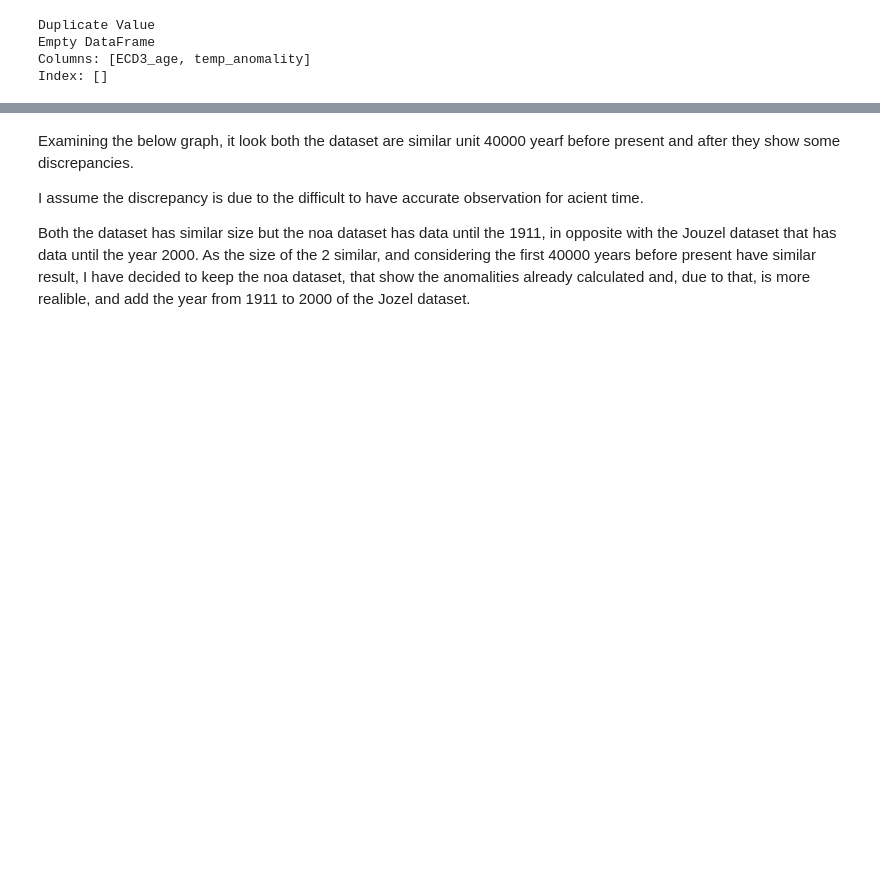
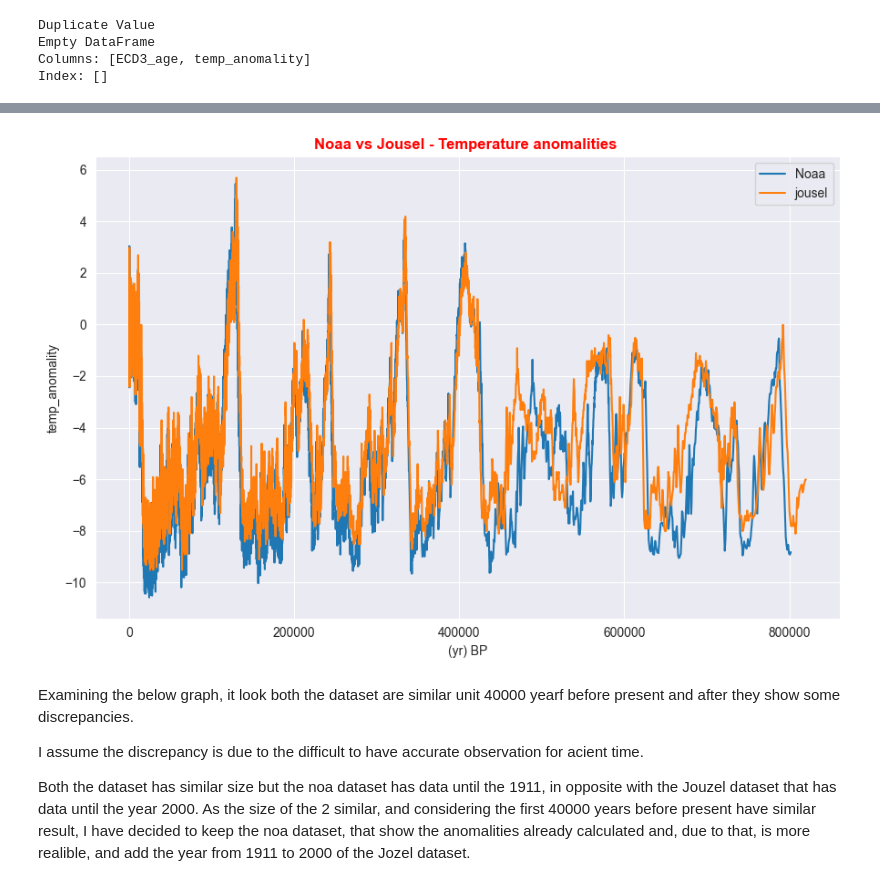
Before and after one commit to Cecilia8989/PfDA_Project2, a Jupyter notebook: pfda_project2.ipynb, the cells around one changed output, grey strips where cells are left out. Saved outputs shown, nothing was run; the diff lists cells and outputs as text; code cells hidden in the pictures; blank space fills up the shorter version.

Commit message:
plot co2 + temperature

```diff
--- a/pfda_project2.ipynb
+++ b/pfda_project2.ipynb
@@ -491,10 +522,10 @@ jousel_temperature = pd.read_excel('data\Temperature\epicaDC.deuttemp.EDC3-AICC
                                    sheet_name='epicaDC.deuttemp.EDC3-AICC.txt')
 # %%
 # keep only relevant columng indicating the age and the temperature
-jousel_temperature = jousel_temperature[['EDC3béta','temp']]
+jouzel_temperature = jouzel_temperature[['EDC3béta','temp']]
 
 # check for duplicate in the columns Gasage (yr BP)
 # https://www.statology.org/pandas-find-duplicates/
-duplicate_in_year = jousel_temperature.duplicated(['EDC3béta'], keep=False)
+duplicate_in_year = jouzel_temperature.duplicated(['EDC3béta'], keep=False)
 print("Duplicate Value")
-print(jousel_temperature[duplicate_in_year])
+print(jouzel_temperature[duplicate_in_year])
@@ -511,20 +555,20 @@ print(f'Rows {jousel_temperature.shape[0]}, Columns: {jousel_temperature.shape[1
 # %%
 # add a column taking as a year before present the the current year
-jousel_temperature['ECD3_bp'] =  current_year - 1950 + jousel_temperature['EDC3béta']
+jouzel_temperature['ECD3_bp'] =  current_year - 1950 + jouzel_temperature['EDC3béta']
 # add a column 'year' to show the year refear about
-jousel_temperature['year'] = (current_year - (jousel_temperature['ECD3_bp'])).astype(int)
+jouzel_temperature['Year'] = (current_year - (jouzel_temperature['ECD3_bp'])).astype(int)
 # change the temperature column from kelvin to celsiu
-jousel_temperature['temp'] = jousel_temperature['temp'] - 273.15
+jouzel_temperature['temp'] = jouzel_temperature['temp'] - 273.15
 # %%
 # drop column ECD3beta as redundant
-jousel_temperature = jousel_temperature.drop(columns='EDC3béta')
+jouzel_temperature = jouzel_temperature.drop(columns='EDC3béta')
 # reorder columns in the df
 # https://sparkbyexamples.com/pandas/pandas-change-the-order-of-columns/
-jousel_temperature = jousel_temperature[['year','ECD3_bp','temp']]
+jouzel_temperature = jouzel_temperature[['Year','ECD3_bp','temp']]
 # %%
 #calculate the temperature anomality
 # calculate the mean of aproximately the last 1000 year - from line 1 to lin 87
-mean_jousel = jousel_temperature['temp'][:87].mean()
+mean_jouzel = jouzel_temperature['temp'][:87].mean()
 #create a temp anomaly columng
-jousel_temperature['temp_anomality'] = jousel_temperature['temp'] - mean_jousel
+jouzel_temperature['temp_anomality'] = jouzel_temperature['temp'] - mean_jouzel
 # %%
@@ -533,28 +577,30 @@ jousel_temperature.to_csv('jousel_temperature.csv')
 # %%
 # plot the 2 dataset toghethere to determinate what to use
 
 # Set the size of the figure
 plt.figure(figsize=(9, 6))
 
 # Create the line plot for noaa temp data
 sns.lineplot(x='ECD3_bp', y='temp_anomality', data=noaa_temperature, label='Noaa')
 
 # Create the line plot for Bereiter data
-sns.lineplot(x='ECD3_bp', y='temp_anomality', data=jousel_temperature, label='jousel')
+sns.lineplot(x='ECD3_bp', y='temp_anomality', data=jouzel_temperature, label='jousel')
 
 # Add labels and title
 plt.xlabel('(yr) BP')
 plt.ylabel('temp_anomality')
 plt.title('Noaa vs Jousel - Temperature anomalities ', fontweight='bold', color='red')
 
 # Add legend
 plt.legend()
 
 # Improve spacing
 plt.tight_layout()
 
 # Show the plot
 plt.show()
+# %% [output]
+[figure, added]
 # %% [markdown]
 Examining the below graph, it look both the dataset are similar unit 40000 yearf before present and after they show some discrepancies.
 
```
Also changed, not shown: parts of 28 cells of this notebook, 2 other files.
